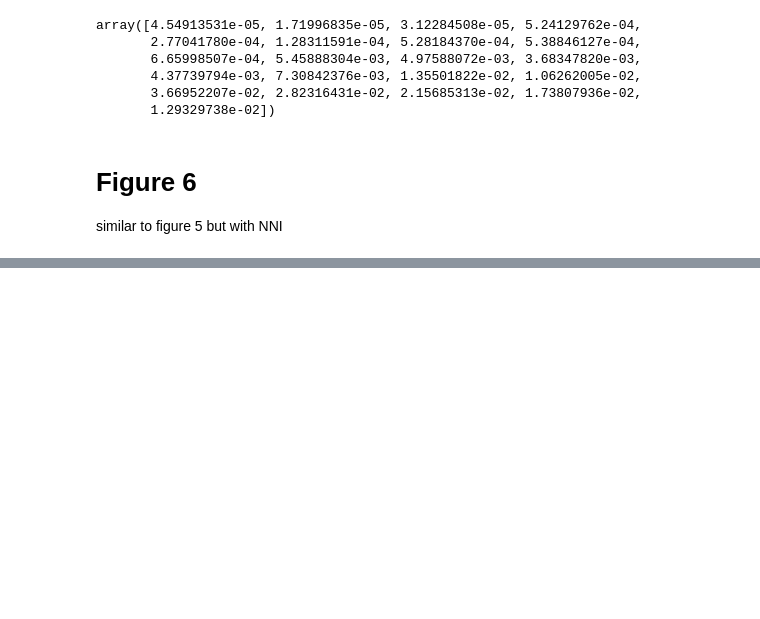
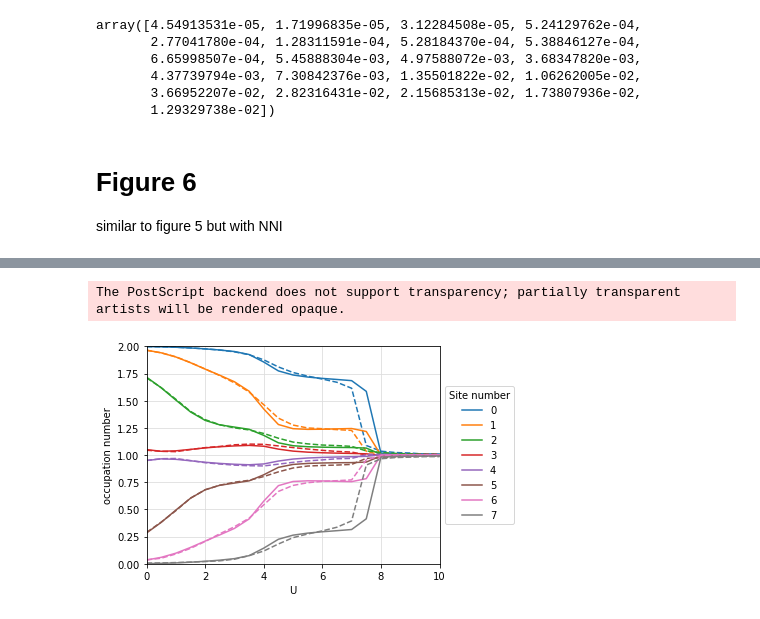
Before and after one commit to mrgulin/Single_shot, a Jupyter notebook: thesis_graphs/graphs1.ipynb, the cells around one changed output, grey strips where cells are left out. Cells and saved outputs as stored; diff of their text form; code cells hidden in the pictures; blank space fills up the shorter version.

```diff
--- a/thesis_graphs/graphs1.ipynb
+++ b/thesis_graphs/graphs1.ipynb
@@ -341,0 +333,3 @@ Text(0, 0.5, '$\\sqrt{\\frac{\\sum n - n_{ref}}{N_s}}=$RMSD$(n)}$')
+# %%
+folder = '../results/u_8-chain1_block-4_ns-8_ne-8_i-1_dist-0.5'
+os.listdir(folder)
@@ -341,0 +354,26 @@ Text(0, 0.5, '$\\sqrt{\\frac{\\sum n - n_{ref}}{N_s}}=$RMSD$(n)}$')
+# %%
+x = np.loadtxt(folder + '/x.dat')
+y_lpfet = np.loadtxt(folder + '/y_simple.dat')
+y_ref = np.loadtxt(folder + '/y_ref.dat')
+# %%
+fig, ax = plt.subplots(1, 1, figsize=(7, 4))
+for i in range(len(y_lpfet[0])):
+    plt.plot(x, y_lpfet[:, i], c=mpl.cm.get_cmap('tab10')(i), linestyle='--')
+    plt.plot(x, y_ref[:, i], c=mpl.cm.get_cmap('tab10')(i), label=f"{str(i)}")
+plt.xlabel('U')
+plt.ylabel("occupation number")
+box = ax.get_position()
+ax.set_position([box.x0, box.y0, box.width * 0.75, box.height])
+# ax.legend(title='Site number', loc='center left', bbox_to_anchor=(0.5, 1.05),
+#            ncol=3, fancybox=True, shadow=True)
+ax.legend( bbox_to_anchor=(1, 0.5), title='Site number', loc='center left')
+ax.set_ylim(0, 2)
+ax.set_xlim(0, 10)
+ax.grid(c='#DDDDDD')
+plt.savefig(f'figure1-5.png', dpi=300, bbox_inches='tight')
+plt.savefig(f'figure1-5.eps', dpi=300, bbox_inches='tight')
+#fig.show()
+# plt.close(fig)
+# %% [output]
+The PostScript backend does not support transparency; partially transparent artists will be rendered opaque.
+[figure, added]
```
Also changed, not shown: parts of 19 cells of this notebook, 5 other files.
